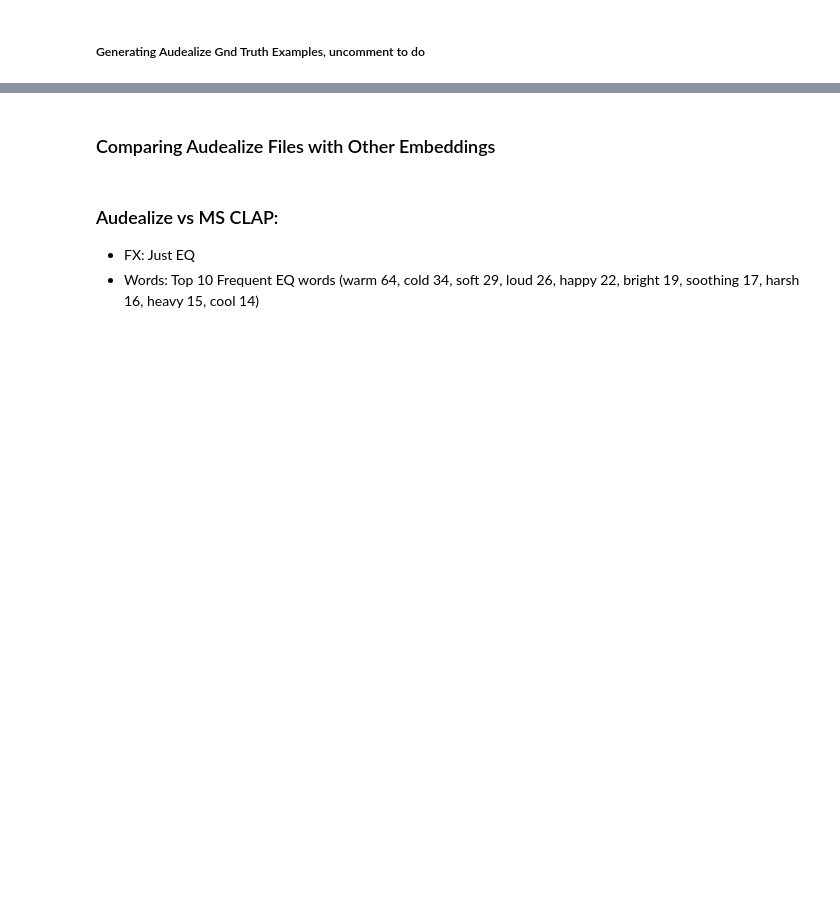
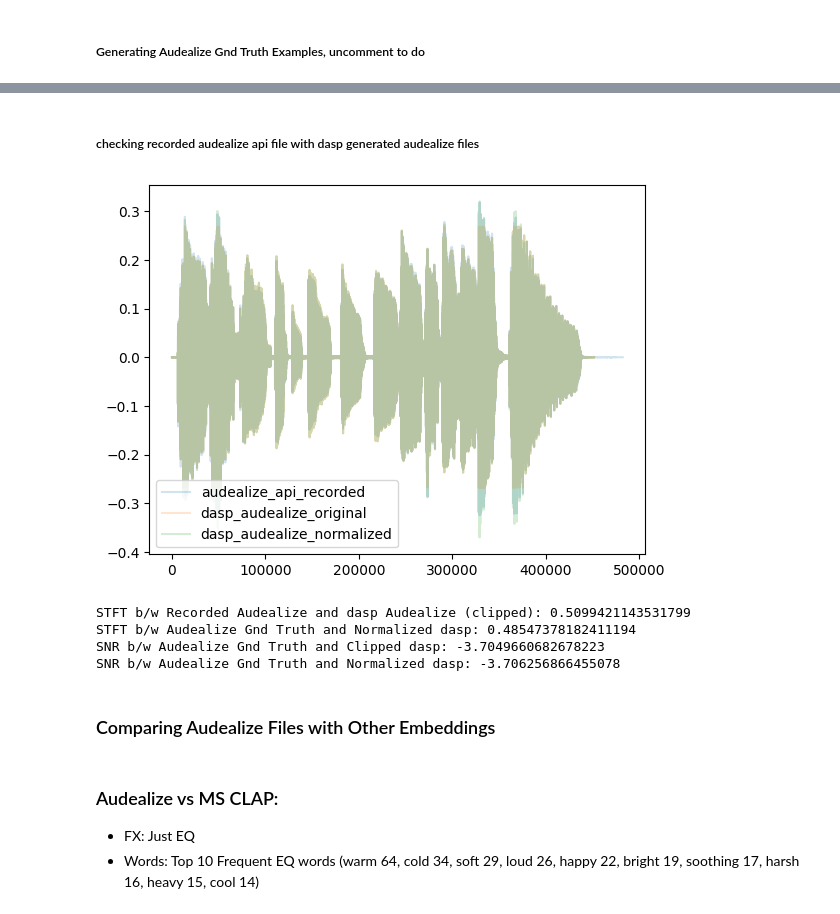
Before and after one commit to anniejchu/text2fx, a Jupyter notebook: notebooks/audealizevsmsclap.ipynb, the cells around one changed output, grey strips where cells are left out. Saved outputs shown, nothing was run; the diff lists cells and outputs as text; code cells hidden in the pictures; blank space fills up the shorter version.

```diff
--- a/notebooks/audealizevsmsclap.ipynb
+++ b/notebooks/audealizevsmsclap.ipynb
@@ -103,3 +119,44 @@ saving cool
+# %% [markdown]
+##### checking recorded audealize api file with dasp generated audealize files
+# %%
+s1 = AudioSignal("/home/annie/research/text2fx/experiments/audealize_comp/audealize-gnd-truth.wav")
+s2 = AudioSignal("/home/annie/research/text2fx/experiments/audealize_comp/audealize_version/guitar/warm.wav")
+s3 = AudioSignal("/home/annie/research/text2fx/experiments/audealize_comp/audealize_version/guitar/audealize_warm.wav")
+# print(s1, s2, s3)
+
+#preprocessing, setting to mono -> resamples to standard fs --> normalizing
+s1 = s1.to_mono().resample(44100).normalize(-24)
+s2 = s2.to_mono().resample(44100).normalize(-24)
+s3 = s3.to_mono().resample(44100).normalize(-24)
+
+s1 = s1[..., 7500:]
+
+plt.plot(s1.audio_data.flatten().cpu(), alpha=0.7, label="audealize_api_recorded")
+plt.plot(s2.audio_data.flatten().cpu(), alpha=0.7, label="dasp_audealize_original")
+plt.plot(s3.audio_data.flatten().cpu(), alpha=0.7, label="dasp_audealize_normalized")
+
+plt.legend()
+plt.show()
+
+#cropping to same length
+s1 = s1[..., :min(s1.signal_length, s2.signal_length, s3.signal_length)]
+s2 = s2[..., :min(s1.signal_length, s2.signal_length, s3.signal_length)]
+s3 = s3[..., :min(s1.signal_length, s2.signal_length, s3.signal_length)]
+
+# Audio Loss
+mrstft = auraloss.freq.MultiResolutionSTFTLoss()
+print(f'STFT b/w Recorded Audealize and dasp Audealize (clipped): {mrstft(s1.samples,s2.samples)}')
+print(f'STFT b/w Audealize Gnd Truth and Normalized dasp: {mrstft(s1.samples,s3.samples)}')
+
+snr = auraloss.time.SNRLoss()
+print(f'SNR b/w Audealize Gnd Truth and Clipped dasp: {snr(s1.samples,s2.samples)}')
+print(f'SNR b/w Audealize Gnd Truth and Normalized dasp: {snr(s1.samples,s3.samples)}')
+# %% [output]
+[figure, added]
+STFT b/w Recorded Audealize and dasp Audealize (clipped): 0.5099421143531799
+STFT b/w Audealize Gnd Truth and Normalized dasp: 0.48547378182411194
+SNR b/w Audealize Gnd Truth and Clipped dasp: -3.7049660682678223
+SNR b/w Audealize Gnd Truth and Normalized dasp: -3.706256866455078
 # %% [markdown]
 ### Comparing Audealize Files with Other Embeddings
 # %% [markdown]
```
Also changed, not shown: parts of 10 cells of this notebook, 1 other file.
